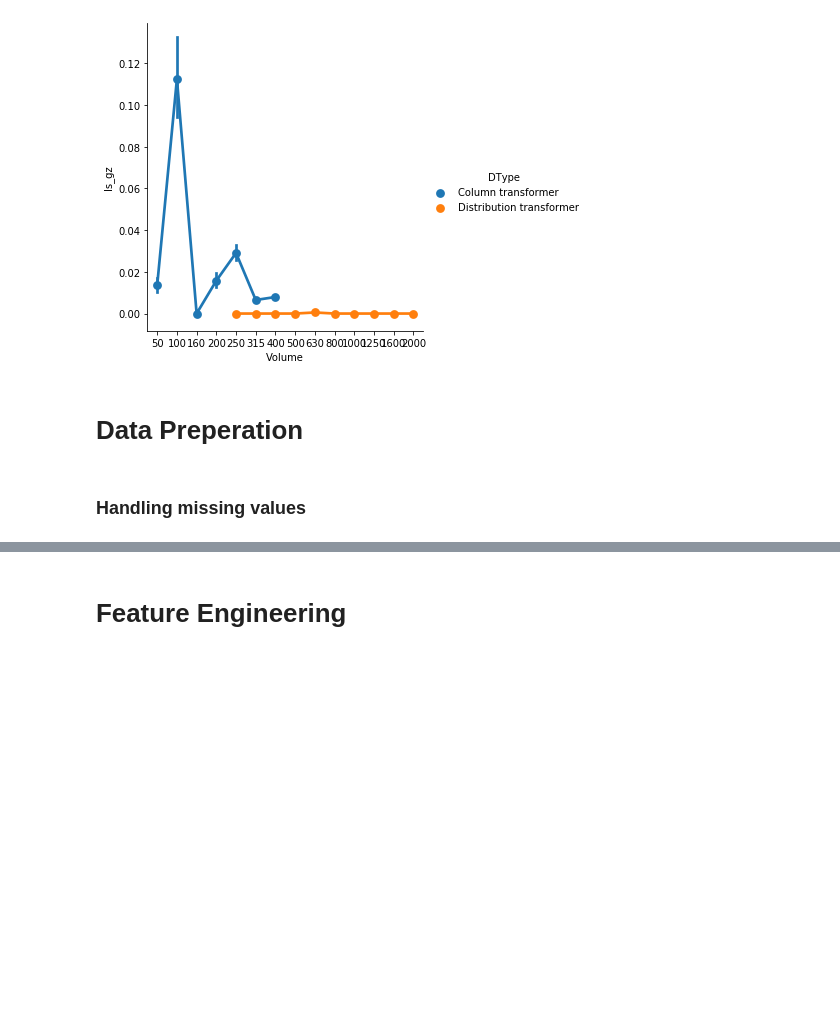
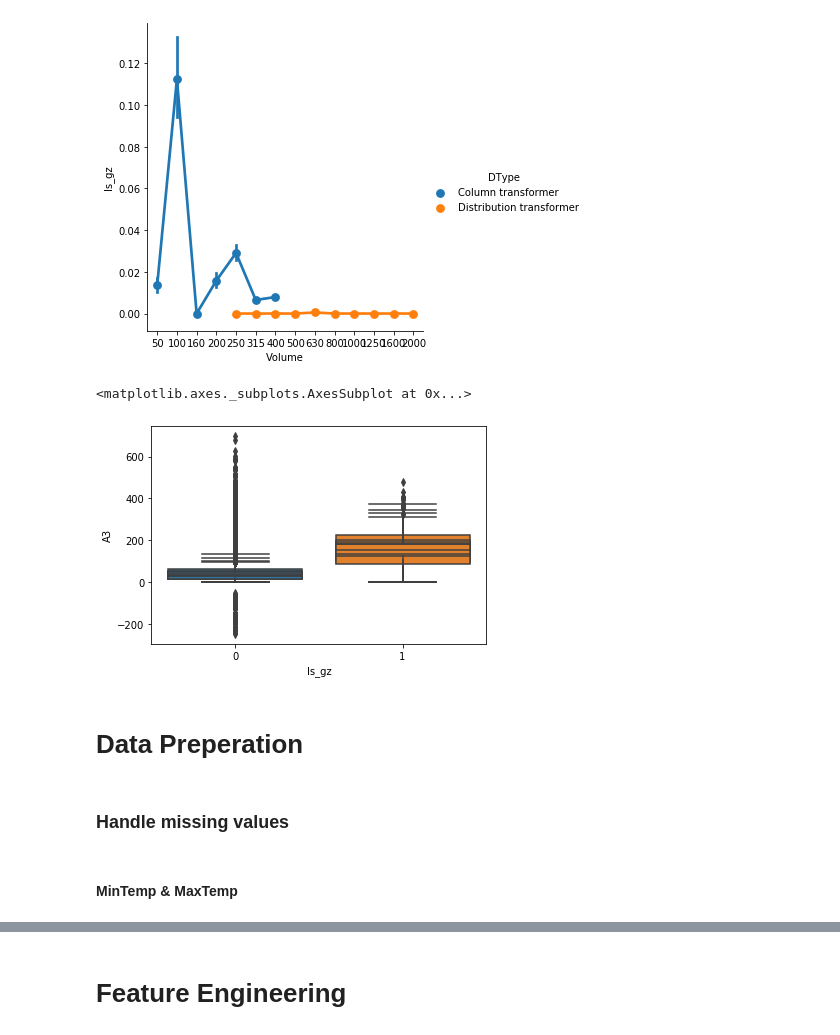
Before and after one commit to choowengyan/CAIIC, a Jupyter notebook: Prediction.ipynb, the cells around one changed output, grey strips where cells are left out. Drawn from its saved outputs; the diff is of its cells as text; code cells hidden in the pictures; blank space fills up the shorter version.

```diff
--- a/Prediction.ipynb
+++ b/Prediction.ipynb
@@ -257,10 +267,26 @@ sns.factorplot('Volume','Is_gz','DType', data=df_train)
 # %% [output]
 <seaborn.axisgrid.FacetGrid at 0x...>
 [figure]
+# %%
+# fig, ax = plt.subplots()
+
+sns.boxplot(x=df_train['Is_gz'], y=df_train['A0'], data = df_train)
+sns.boxplot(x=df_train['Is_gz'], y=df_train['A1'], data = df_train)
+sns.boxplot(x=df_train['Is_gz'], y=df_train['A2'], data = df_train)
+sns.boxplot(x=df_train['Is_gz'], y=df_train['A3'], data = df_train)
+# sns.boxplot(x=df_train['Is_gz'], y=df_train['A0'], data = df_train)
+# sns.boxplot(x=df_train['Is_gz'], y=df_train['A0'], data = df_train)
+# sns.boxplot(x=df_train['Is_gz'], y=df_train['A0'], data = df_train)
+# ax.boxplot(x=df_train['Is_gz'], y=df_train['A1'], data = df_train)
+# %% [output]
+<matplotlib.axes._subplots.AxesSubplot at 0x...>
+[figure, added]
 # %% [markdown]
 # Data Preperation
 # %% [markdown]
-### Handling missing values
+### Handle missing values
+# %% [markdown]
+#### MinTemp & MaxTemp
 # %%
 # Min and max temperature (null values)
 #remove the rows/// replace with mean?
```
Also changed, not shown: parts of 32 cells of this notebook.
